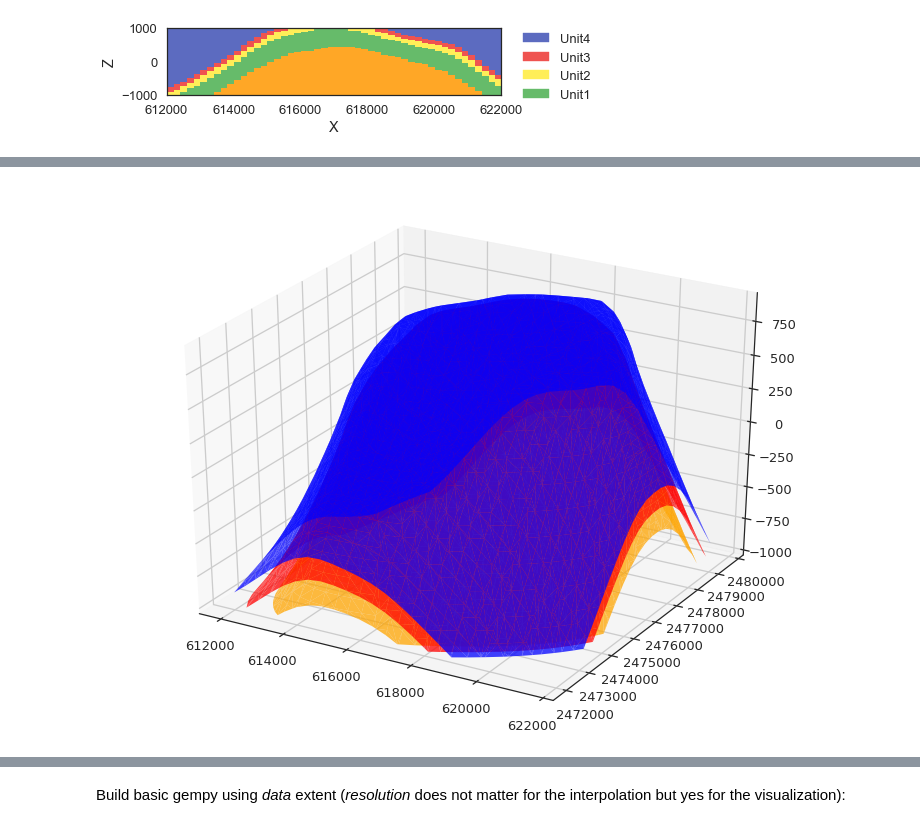
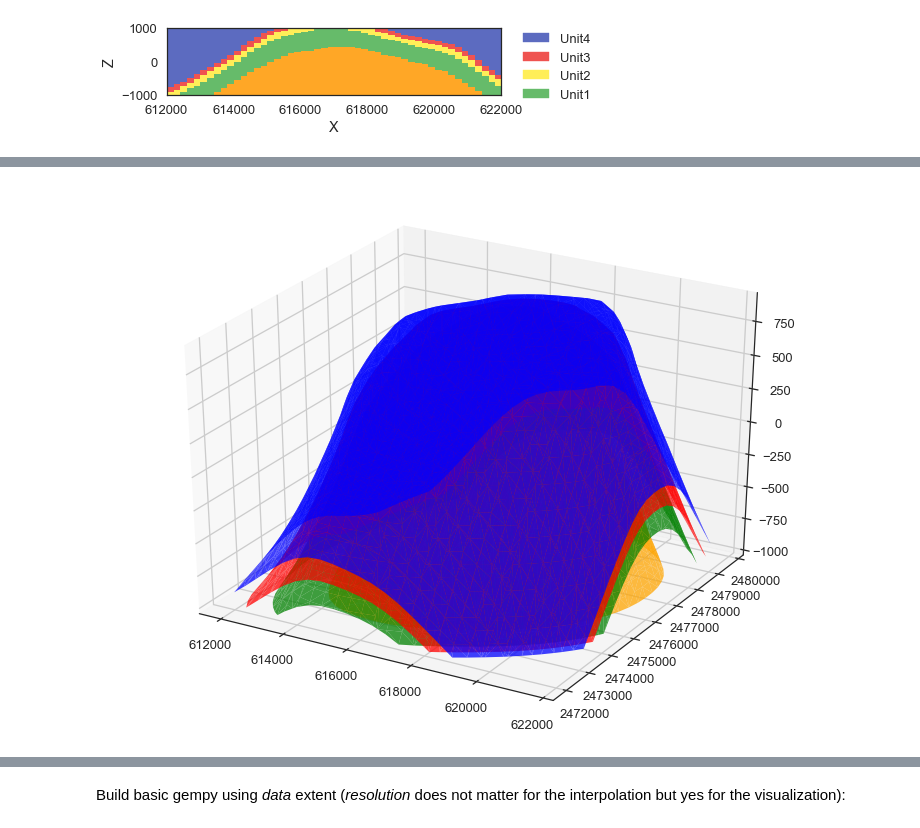
Before and after one commit to cgre-aachen/remote-geomod, a Jupyter notebook: notebooks/03_geological_modeling.ipynb, the cells around one changed output, grey strips where cells are left out. Saved outputs shown, nothing was run; the diff lists cells and outputs as text; code cells hidden in the pictures.

```diff
--- a/notebooks/03_geological_modeling.ipynb
+++ b/notebooks/03_geological_modeling.ipynb
@@ -115,2 +117,2 @@ gp.plot_section(geo_data, lith_block[0], 25, direction='x', plot_data=False)
 # %%
-v_l, s_l = gp.get_surfaces(interp_data, potential_lith=lith_block[1], step_size=2)
+vertices, simplices = gp.get_surfaces(interp_data, potential_lith=lith_block[1], step_size=2)
@@ -117,13 +121,9 @@ v_l, s_l = gp.get_surfaces(interp_data, potential_lith=lith_block[1], step_size=
 # %%
 fig = plt.figure(figsize=(13,10))
 ax = fig.add_subplot(111, projection='3d')
-
-cs = ["blue", "red", "orange"]
-
-
-
-for i in range(3):
-    surf = ax.plot_trisurf(v_l[i][:,0], v_l[i][:,1], v_l[i][:,2],
+cs = ["blue", "red", "green", "orange"]
+for i in range(4):
+    surf = ax.plot_trisurf(vertices[i][:,0], vertices[i][:,1], vertices[i][:,2],
                            color=cs[i], linewidth=0, alpha=0.75, shade=False)
 # %% [output]
-[figure, old version]
+[figure, new version]
```
Also changed, not shown: parts of 23 cells of this notebook, 4 other files.
